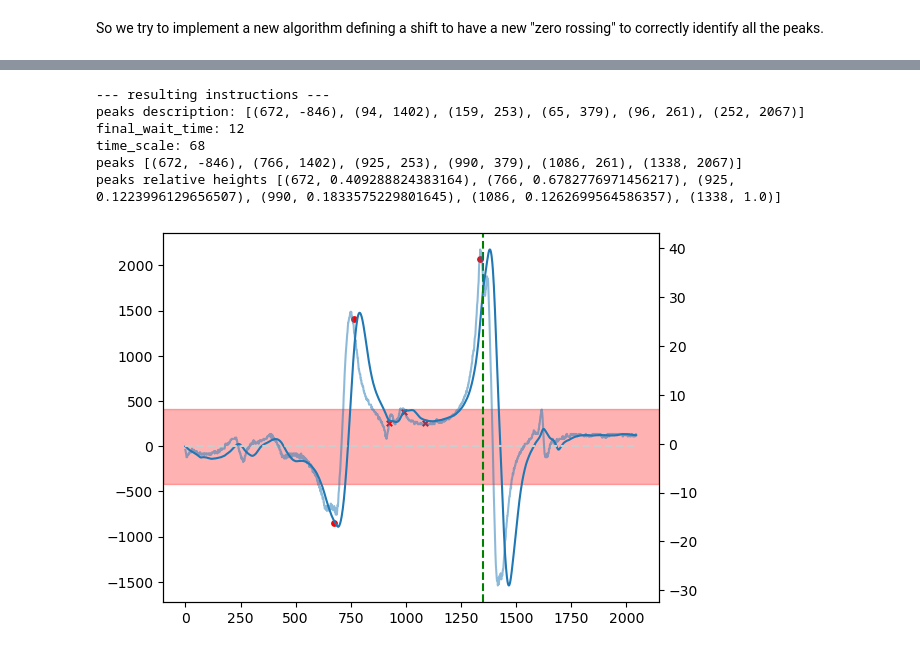
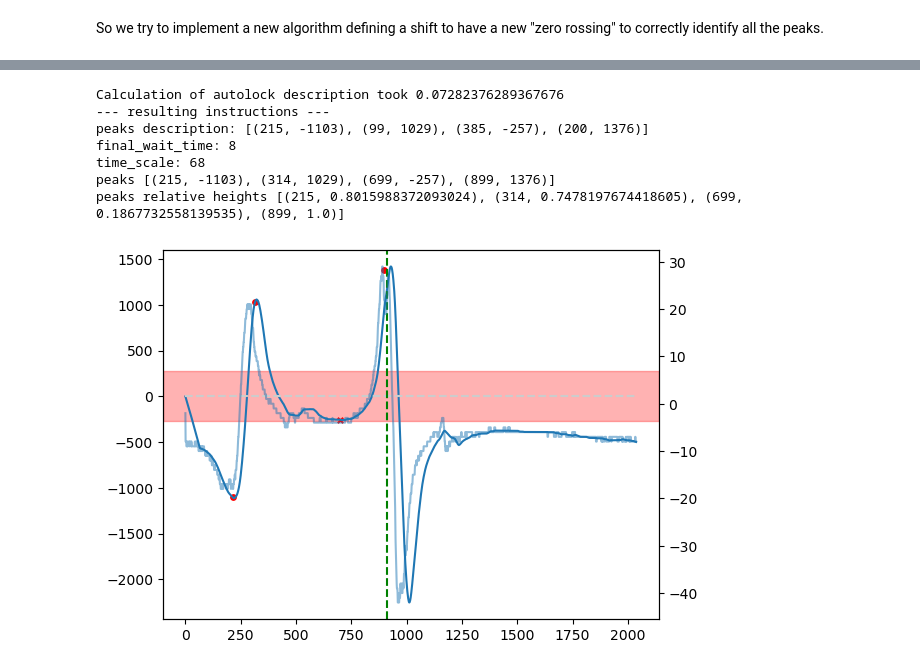
Before and after one commit to jack00look/RP_Spectroscopy, a Jupyter notebook: linien_server/try.ipynb, the cells around one changed output, grey strips where cells are left out. Drawn from its saved outputs; the diff is of its cells as text; code cells hidden in the pictures.

Commit message:
Improved peak detection, solved small_offset

```diff
--- a/linien_server/try.ipynb
+++ b/linien_server/try.ipynb
@@ -116,2 +109,0 @@ __The first spectrum is 10^4 times smaller than the others. To check why. In the
-# %%
-spectra[0] = list((np.array(spectra[1]) + np.array(spectra[2]) + np.array(spectra[3]) + np.array(spectra[4])) / 4.)
@@ -317,19 +307,19 @@ shift 32
 # %% [markdown]
 Now the algorithm finds the peaks of the prepared signal. This is using their algorithm but this does not take into account the fact that not all apectra cross the zero between a peak and the next one.
 # %%
-peaks = get_all_peaks(prepared_spectrum, target_idxs_prepared)
-print('peaks', peaks)
-## FOR THE MOMENT WE ADD BY HAND THE TARGET PEAK
-peaks.insert(0, (get_target_peak(prepared_spectrum, target_idxs_prepared), prepared_spectrum[get_target_peak(prepared_spectrum, target_idxs_prepared)]))
-print('peaks', peaks)
-#fig = go.Figure()
-#fig.add_trace(go.Scatter(x = list(range(len(prepared_spectrum))), y = prepared_spectrum, name='Prepared Spectrum'))
-plt.plot(prepared_spectrum)
-plt.axvspan(target_idxs_prepared[0], target_idxs_prepared[1], color='red', alpha=0.3)
-plt.hlines(0, 0, len(prepared_spectrum), color = '0.8', ls = '--')
-for peak_position,peak_value in peaks:
-    plt.scatter(peak_position, peak_value, color='red',s=10)
-y_scale = peaks[0][1]
-print('y_scale', y_scale)
-fig.show()
+#peaks = get_all_peaks(prepared_spectrum, target_idxs_prepared)
+#print('peaks', peaks)
+### FOR THE MOMENT WE ADD BY HAND THE TARGET PEAK
+#peaks.insert(0, (get_target_peak(prepared_spectrum, target_idxs_prepared), prepared_spectrum[get_target_peak(prepared_spectrum, target_idxs_prepared)]))
+#print('peaks', peaks)
+##fig = go.Figure()
+##fig.add_trace(go.Scatter(x = list(range(len(prepared_spectrum))), y = prepared_spectrum, name='Prepared Spectrum'))
+#plt.plot(prepared_spectrum)
+#plt.axvspan(target_idxs_prepared[0], target_idxs_prepared[1], color='red', alpha=0.3)
+#plt.hlines(0, 0, len(prepared_spectrum), color = '0.8', ls = '--')
+#for peak_position,peak_value in peaks:
+#    plt.scatter(peak_position, peak_value, color='red',s=10)
+#y_scale = peaks[0][1]
+#print('y_scale', y_scale)
+#fig.show()
 # %% [output]
@@ -533,6 +521,10 @@ lock_position 1382
 # %%
+t1 = time()
 res = calculate_autolock_instructions(spectra, (x0, x1), -300)
+t2 = time()
+dt = t2 - t1
 clear_output()
+print(f"Calculation of autolock description took {dt}")
 print('--- resulting instructions ---')
 print('peaks description:', res[0])
 print('final_wait_time:', res[1])
@@ -553,35 +545,36 @@ ax0.hlines(0, 0, len(prepared_spectrum), color = '0.8', ls = '--')
 ax0.axvline(idx+final_wait_time, color='g', linestyle='--')
 
 # --- we want to get rid of the undesired peaks ---
 peak_threshold_factor = 0.2 #all the peaks with height less than peak_threshold_factor*maximum_height will be ignored
 maximum_height = max( np.abs(peaks[i][1]) for i in range(len(peaks)))
 peaks_relative_heights = [(peak_position, abs(peak_height/maximum_height)) for peak_position, peak_height in peaks]
 print('peaks', peaks)
 print('peaks relative heights', peaks_relative_heights)
 ax0.axhspan(-peak_threshold_factor*maximum_height, peak_threshold_factor*maximum_height, color='red', alpha=0.3)
 
 discarded_description = []
 accepted_description = []
 discarded_peaks = []
 accepted_peaks = []
 
 for i in range(len(peaks_relative_heights)):
     if peaks_relative_heights[i][1] < peak_threshold_factor:
         discarded_description.append( (res[0][i][0], res[0][i][1]) )
         discarded_peaks.append( peaks[i] )
     else:
         accepted_description.append( (res[0][i][0], res[0][i][1]) )
         accepted_peaks.append( peaks[i] )
 
 for peak_position, peak_height in accepted_peaks:
     ax0.scatter(peak_position, peak_height, color='red', s=15)
 for peak_position, peak_height in discarded_peaks:
     ax0.scatter(peak_position, peak_height, color='red', s=15, marker='x')
 # %% [output]
+Calculation of autolock description took 0.07282376289367676
 --- resulting instructions ---
-peaks description: [(672, -846), (94, 1402), (159, 253), (65, 379), (96, 261), (252, 2067)]
-final_wait_time: 12
+peaks description: [(215, -1103), (99, 1029), (385, -257), (200, 1376)]
+final_wait_time: 8
 time_scale: 68
-peaks [(672, -846), (766, 1402), (925, 253), (990, 379), (1086, 261), (1338, 2067)]
-peaks relative heights [(672, 0.409288824383164), (766, 0.6782776971456217), (925, 0.1223996129656507), (990, 0.1833575229801645), (1086, 0.1262699564586357), (1338, 1.0)]
+peaks [(215, -1103), (314, 1029), (699, -257), (899, 1376)]
+peaks relative heights [(215, 0.8015988372093024), (314, 0.7478197674418605), (699, 0.1867732558139535), (899, 1.0)]
-[figure, old version]
+[figure, new version]
```
Also changed, not shown: parts of 13 cells of this notebook, 12 other files.
